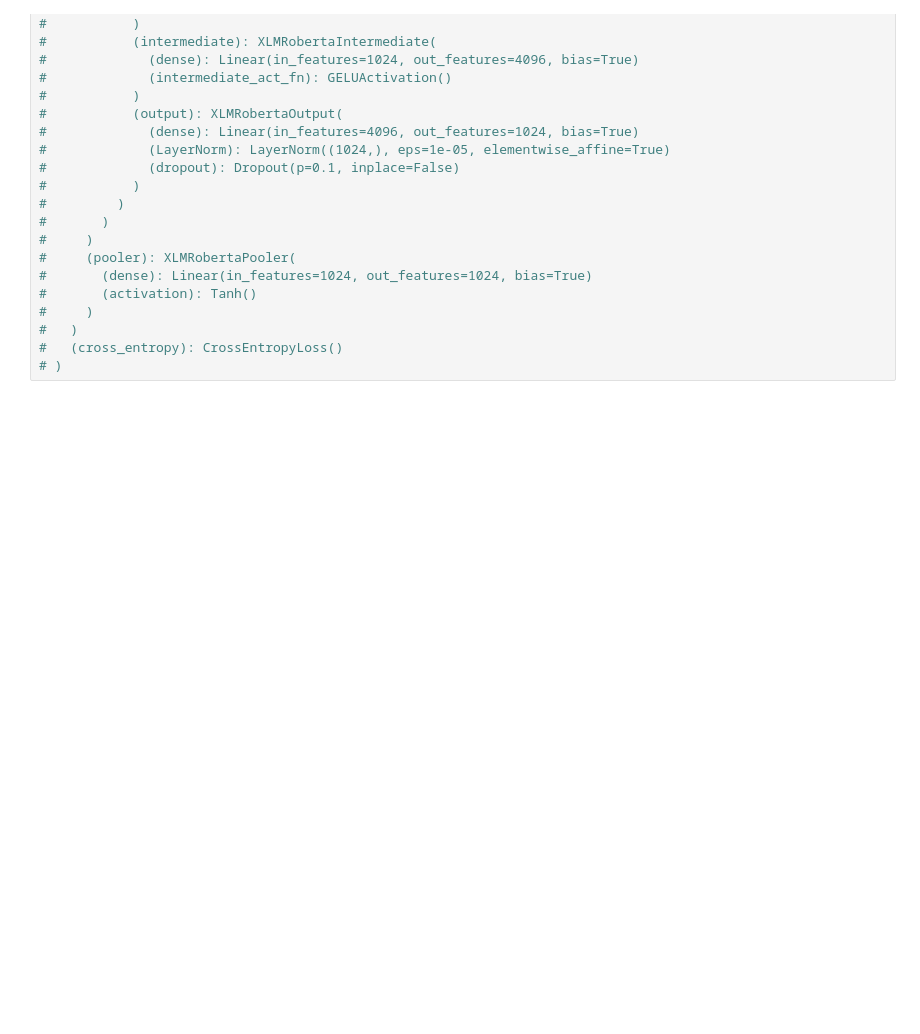
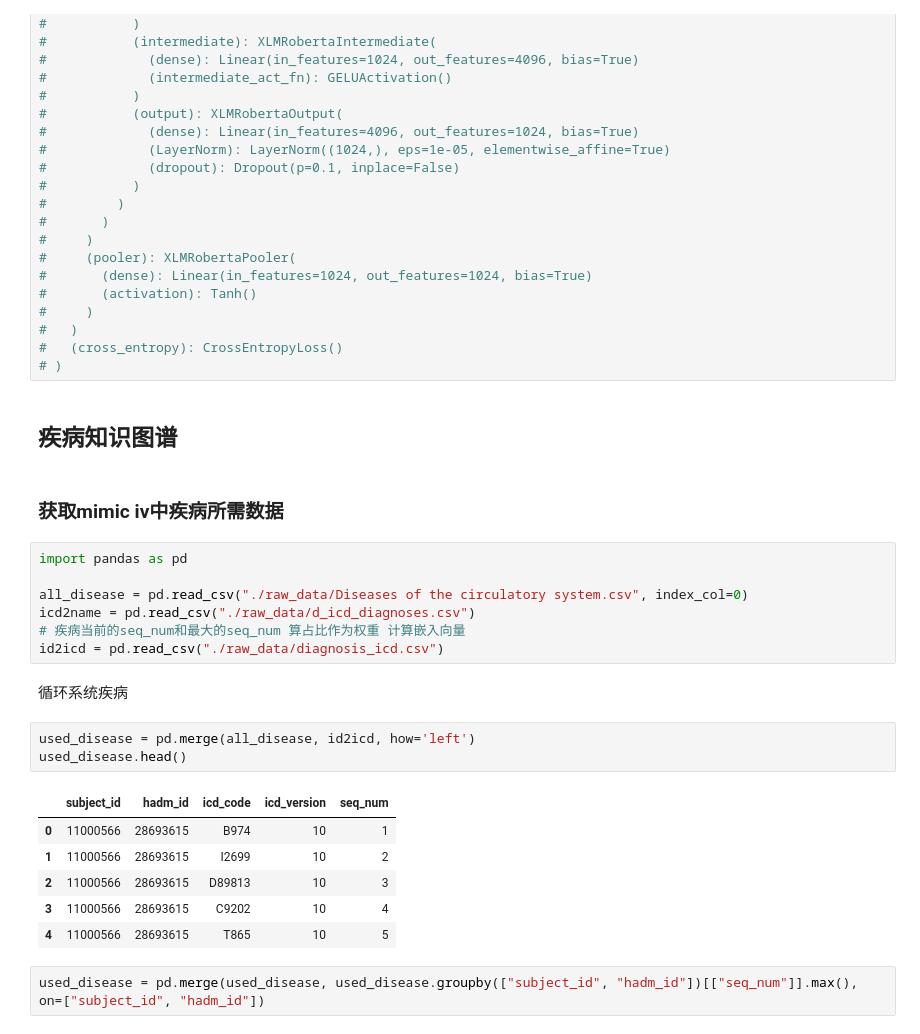
Before and after one commit to WnQinm/DrugRec, a Jupyter notebook: data/get_data.ipynb, the cells around one changed output. Saved outputs shown, nothing was run; the diff lists cells and outputs as text; blank space fills up the shorter version.

```diff
--- a/data/get_data.ipynb
+++ b/data/get_data.ipynb
@@ -868,3 +868,28 @@ traindata.to_csv("./data/mimic_train_data.csv", index=False)
 #   )
 #   (cross_entropy): CrossEntropyLoss()
 # )
+# %% [markdown]
+## 疾病知识图谱
+# %% [markdown]
+### 获取mimic iv中疾病所需数据
+# %%
+import pandas as pd
+
+all_disease = pd.read_csv("./raw_data/Diseases of the circulatory system.csv", index_col=0)
+icd2name = pd.read_csv("./raw_data/d_icd_diagnoses.csv")
+# 疾病当前的seq_num和最大的seq_num 算占比作为权重 计算嵌入向量
+id2icd = pd.read_csv("./raw_data/diagnosis_icd.csv")
+# %% [markdown]
+循环系统疾病
+# %%
+used_disease = pd.merge(all_disease, id2icd, how='left')
+used_disease.head()
+# %% [output]
+|  | subject_id | hadm_id | icd_code | icd_version | seq_num |
+| 0 | 11000566 | 28693615 | B974 | 10 | 1 |
+| 1 | 11000566 | 28693615 | I2699 | 10 | 2 |
+| 2 | 11000566 | 28693615 | D89813 | 10 | 3 |
+| 3 | 11000566 | 28693615 | C9202 | 10 | 4 |
+| 4 | 11000566 | 28693615 | T865 | 10 | 5 |
+# %%
+used_disease = pd.merge(used_disease, used_disease.groupby(["subject_id", "hadm_id"])[["seq_num"]].max(), on=["subject_id", "hadm_id"])
```
Also changed, not shown: parts of 21 cells of this notebook.
